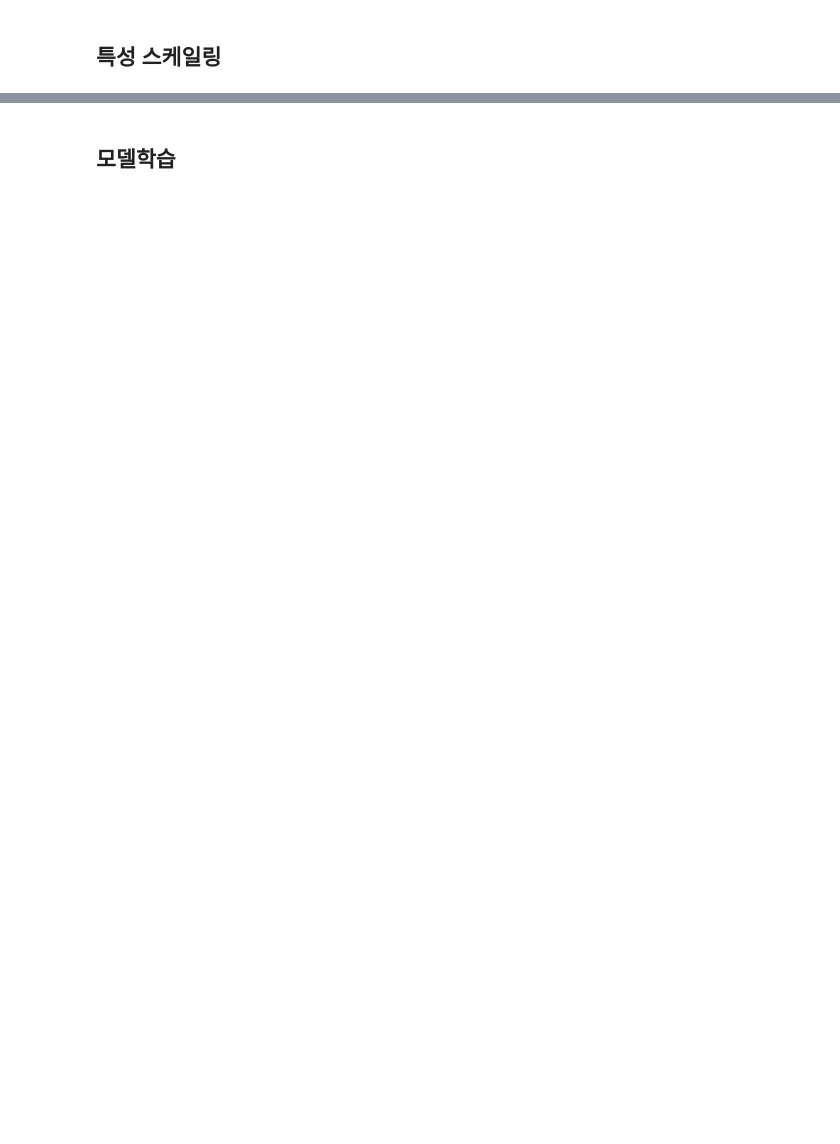
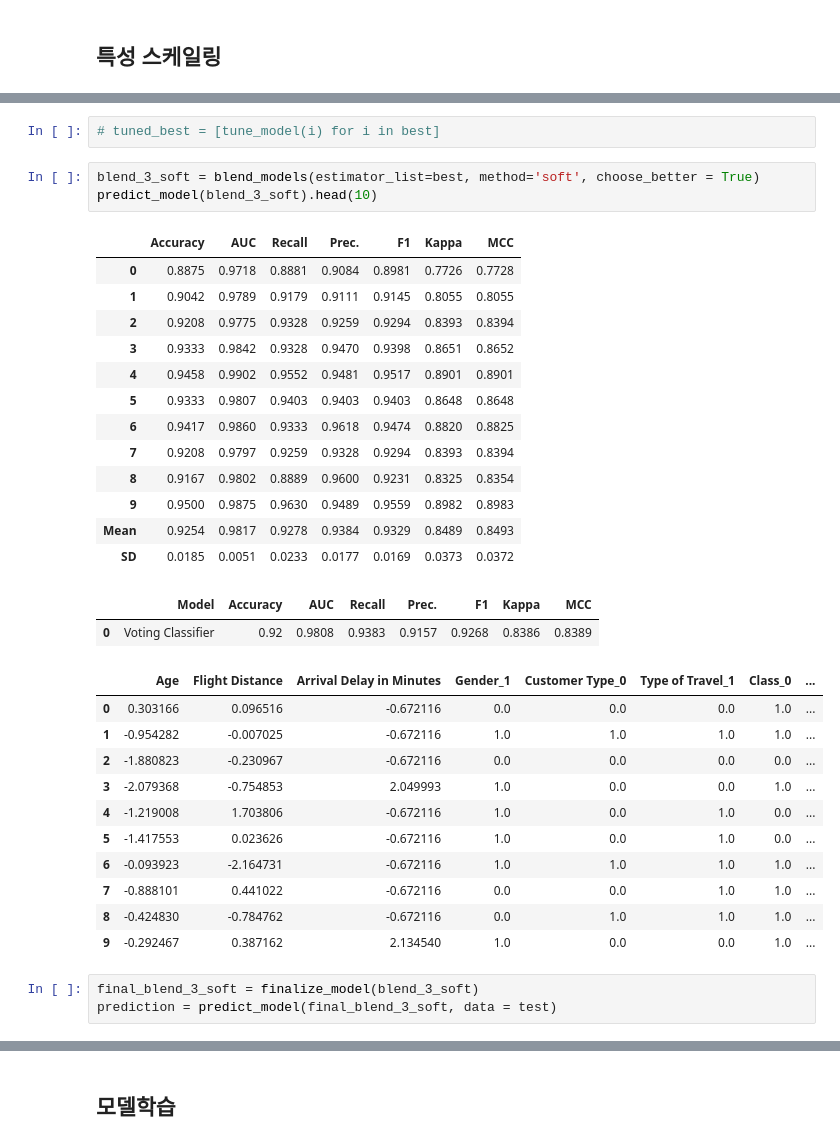
Before and after one commit to osm8485/Pred_Airline_Satisfaction, a Jupyter notebook: baseline.ipynb, the cells around one changed output, grey strips where cells are left out. Cells and saved outputs as stored; diff of their text form; blank space fills up the shorter version.

```diff
--- a/baseline.ipynb
+++ b/baseline.ipynb
@@ -97,0 +426,35 @@ train
+# %%
+# tuned_best = [tune_model(i) for i in best]
+# %%
+blend_3_soft = blend_models(estimator_list=best, method='soft', choose_better = True)
+predict_model(blend_3_soft).head(10)
+# %% [output]
+|  | Accuracy | AUC | Recall | Prec. | F1 | Kappa | MCC |
+| 0 | 0.8875 | 0.9718 | 0.8881 | 0.9084 | 0.8981 | 0.7726 | 0.7728 |
+| 1 | 0.9042 | 0.9789 | 0.9179 | 0.9111 | 0.9145 | 0.8055 | 0.8055 |
+| 2 | 0.9208 | 0.9775 | 0.9328 | 0.9259 | 0.9294 | 0.8393 | 0.8394 |
+| 3 | 0.9333 | 0.9842 | 0.9328 | 0.9470 | 0.9398 | 0.8651 | 0.8652 |
+| 4 | 0.9458 | 0.9902 | 0.9552 | 0.9481 | 0.9517 | 0.8901 | 0.8901 |
+| 5 | 0.9333 | 0.9807 | 0.9403 | 0.9403 | 0.9403 | 0.8648 | 0.8648 |
+| 6 | 0.9417 | 0.9860 | 0.9333 | 0.9618 | 0.9474 | 0.8820 | 0.8825 |
+| 7 | 0.9208 | 0.9797 | 0.9259 | 0.9328 | 0.9294 | 0.8393 | 0.8394 |
+| 8 | 0.9167 | 0.9802 | 0.8889 | 0.9600 | 0.9231 | 0.8325 | 0.8354 |
+| 9 | 0.9500 | 0.9875 | 0.9630 | 0.9489 | 0.9559 | 0.8982 | 0.8983 |
+| Mean | 0.9254 | 0.9817 | 0.9278 | 0.9384 | 0.9329 | 0.8489 | 0.8493 |
+| SD | 0.0185 | 0.0051 | 0.0233 | 0.0177 | 0.0169 | 0.0373 | 0.0372 |
+|  | Model | Accuracy | AUC | Recall | Prec. | F1 | Kappa | MCC |
+| 0 | Voting Classifier | 0.92 | 0.9808 | 0.9383 | 0.9157 | 0.9268 | 0.8386 | 0.8389 |
+|  | Age | Flight Distance | Arrival Delay in Minutes | Gender_1 | Customer Type_0 | Type of Travel_1 | Class_0 | ... |
+| 0 | 0.303166 | 0.096516 | -0.672116 | 0.0 | 0.0 | 0.0 | 1.0 | ... |
+| 1 | -0.954282 | -0.007025 | -0.672116 | 1.0 | 1.0 | 1.0 | 1.0 | ... |
+| 2 | -1.880823 | -0.230967 | -0.672116 | 0.0 | 0.0 | 0.0 | 0.0 | ... |
+| 3 | -2.079368 | -0.754853 | 2.049993 | 1.0 | 0.0 | 0.0 | 1.0 | ... |
+| 4 | -1.219008 | 1.703806 | -0.672116 | 1.0 | 0.0 | 1.0 | 0.0 | ... |
+| 5 | -1.417553 | 0.023626 | -0.672116 | 1.0 | 0.0 | 1.0 | 0.0 | ... |
+| 6 | -0.093923 | -2.164731 | -0.672116 | 1.0 | 1.0 | 1.0 | 1.0 | ... |
+| 7 | -0.888101 | 0.441022 | -0.672116 | 0.0 | 0.0 | 1.0 | 1.0 | ... |
+| 8 | -0.424830 | -0.784762 | -0.672116 | 0.0 | 1.0 | 1.0 | 1.0 | ... |
+| 9 | -0.292467 | 0.387162 | 2.134540 | 1.0 | 0.0 | 0.0 | 1.0 | ... |
+# %%
+final_blend_3_soft = finalize_model(blend_3_soft)
+prediction = predict_model(final_blend_3_soft, data = test)
```
Also changed, not shown: parts of 47 cells of this notebook, 2 other files.
